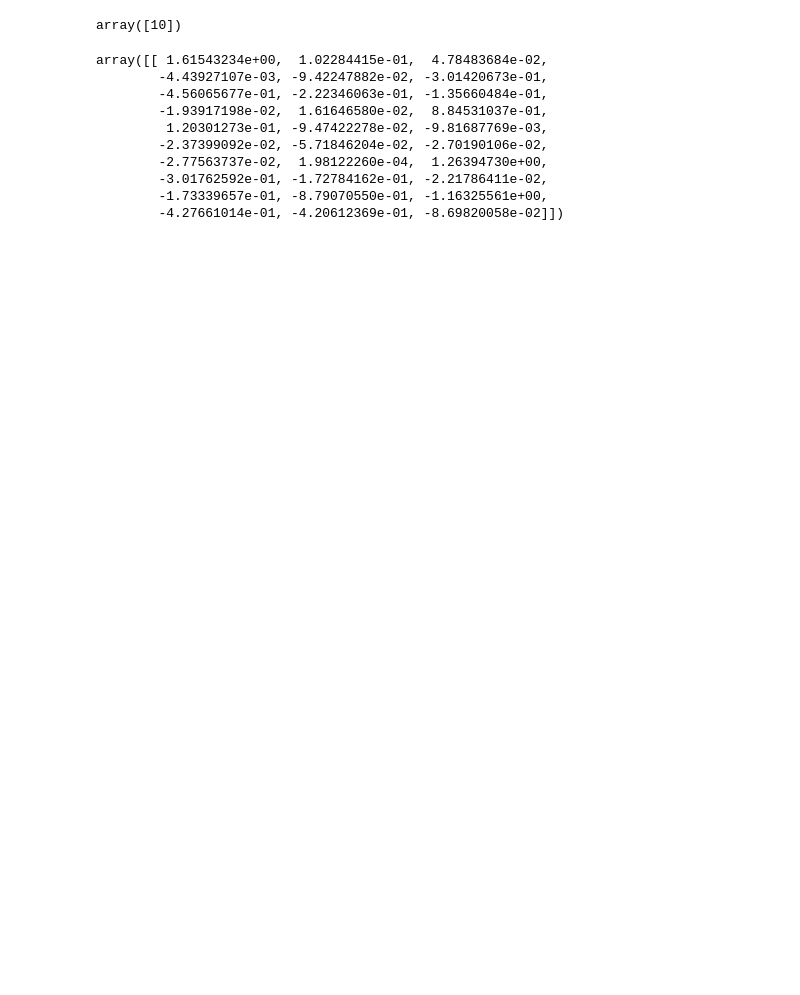
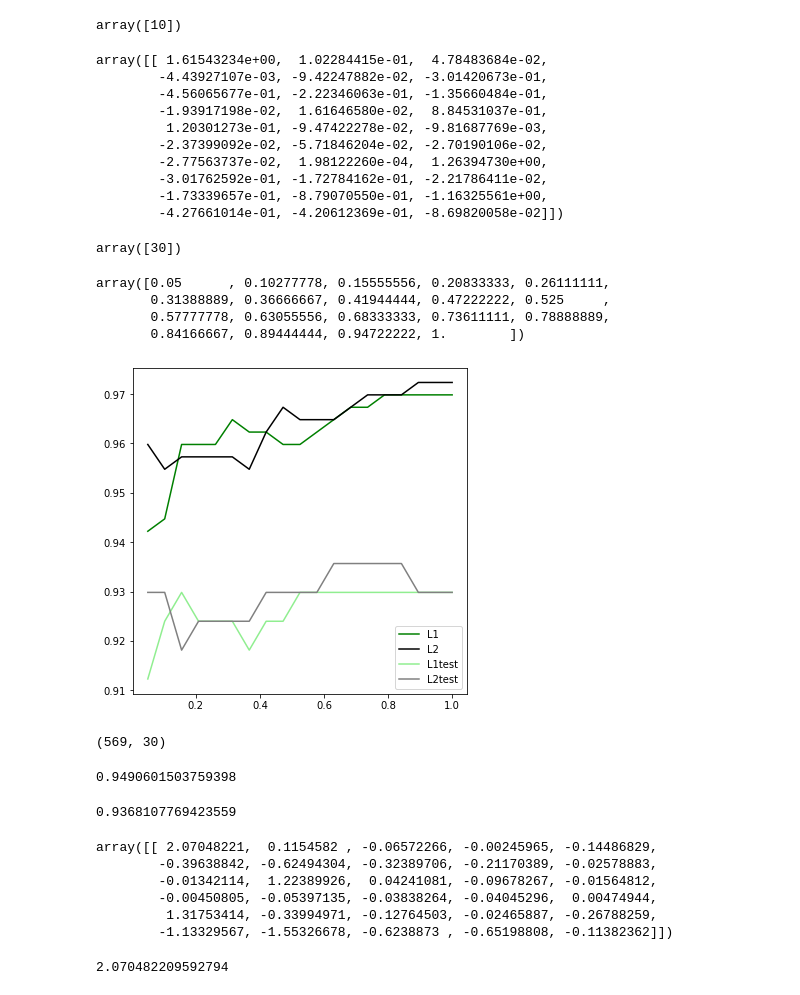
Before and after one commit to sunseayuy/sklearn-learning, a Jupyter notebook: 课堂05 sklearn中的逻辑回归/2 linear_model.LogisticRegression.ipynb, the cells around one changed output. Cells and saved outputs as stored; diff of their text form; code cells hidden in the pictures; blank space fills up the shorter version.

```diff
--- a/课堂05 sklearn中的逻辑回归/2 linear_model.LogisticRegression.ipynb
+++ b/课堂05 sklearn中的逻辑回归/2 linear_model.LogisticRegression.ipynb
@@ -59,3 +59,41 @@ array([[ 1.61543234e+00,  1.02284415e-01,  4.78483684e-02,
         -3.01762592e-01, -1.72784162e-01, -2.21786411e-02,
         -1.73339657e-01, -8.79070550e-01, -1.16325561e+00,
         -4.27661014e-01, -4.20612369e-01, -8.69820058e-02]])
+# %%
+(lrl2.coef_ != 0).sum(axis=1)#不为0的特征个数
+# %% [output]
+array([30])
+# %%
+np.linspace(0.05,1,19)#以0.05为起始1为结束终点，随机生成19个数
+# %% [output]
+array([0.05      , 0.10277778, 0.15555556, 0.20833333, 0.26111111,
+       0.31388889, 0.36666667, 0.41944444, 0.47222222, 0.525     ,
+       0.57777778, 0.63055556, 0.68333333, 0.73611111, 0.78888889,
+       0.84166667, 0.89444444, 0.94722222, 1.        ])
+# %%
+l1 = []
+l2 = []
+l1test = []
+l2test = []
+Xtrain, Xtest, Ytrain, Ytest = train_test_split(X,y,test_size=0.3,random_state=420)
+
+for i in np.linspace(0.05,1,19):
+    lrl1 = LR(penalty="l1",solver="liblinear",C=i,max_iter=1000)
+    lrl2 = LR(penalty="l2",solver="liblinear",C=i,max_iter=1000)
+
+    lrl1 = lrl1.fit(Xtrain,Ytrain)
+    l1.append(accuracy_score(lrl1.predict(Xtrain),Ytrain))
+    l1test.append(accuracy_score(lrl1.predict(Xtest),Ytest))
+    lrl2 = lrl2.fit(Xtrain,Ytrain)
+    l2.append(accuracy_score(lrl2.predict(Xtrain),Ytrain))
+    l2test.append(accuracy_score(lrl2.predict(Xtest),Ytest))
+graph = [l1,l2,l1test,l2test]
+color = ["green","black","lightgreen","gray"]
+label = ["L1","L2","L1test","L2test"]
+plt.figure(figsize=(6,6))
+for i in range(len(graph)):
+    plt.plot(np.linspace(0.05,1,19),graph[i],color[i],label=label[i])
+plt.legend(loc=4) #图例的位置在哪里?4表示，右下角
+plt.show()
+# %% [output]
+[figure, added]
@@ -61,0 +104,23 @@ array([[ 1.61543234e+00,  1.02284415e-01,  4.78483684e-02,
+# %%
+from sklearn.linear_model import LogisticRegression as LR
+from sklearn.datasets import load_breast_cancer
+import numpy as np
+import matplotlib.pyplot as plt
+from sklearn.model_selection import cross_val_score
+from sklearn.feature_selection import SelectFromModel
+
+data = load_breast_cancer()
+data.data.shape
+# %% [output]
+(569, 30)
+# %%
+LR_ = LR(solver="liblinear",C=0.9,random_state=420)
+cross_val_score(LR_,data.data,data.target,cv=10).mean()
+# %% [output]
+0.9490601503759398
+# %%
+X_embedded = SelectFromModel(LR_,norm_order=1).fit_transform(data.data,data.target)
+X_embedded.shape
+cross_val_score(LR_,X_embedded,data.target,cv=10).mean()
+# %% [output]
+0.9368107769423559
@@ -61,0 +131,13 @@ array([[ 1.61543234e+00,  1.02284415e-01,  4.78483684e-02,
+# %%
+LR_.fit(data.data,data.target).coef_
+# %% [output]
+array([[ 2.07048221,  0.1154582 , -0.06572266, -0.00245965, -0.14486829,
+        -0.39638842, -0.62494304, -0.32389706, -0.21170389, -0.02578883,
+        -0.01342114,  1.22389926,  0.04241081, -0.09678267, -0.01564812,
+        -0.00450805, -0.05397135, -0.03838264, -0.04045296,  0.00474944,
+         1.31753414, -0.33994971, -0.12764503, -0.02465887, -0.26788259,
+        -1.13329567, -1.55326678, -0.6238873 , -0.65198808, -0.11382362]])
+# %%
+abs((LR_.fit(data.data,data.target).coef_)).max() #选择其中绝对值最大的
+# %% [output]
+2.070482209592794
```
Also changed, not shown: parts of 14 cells of this notebook.
